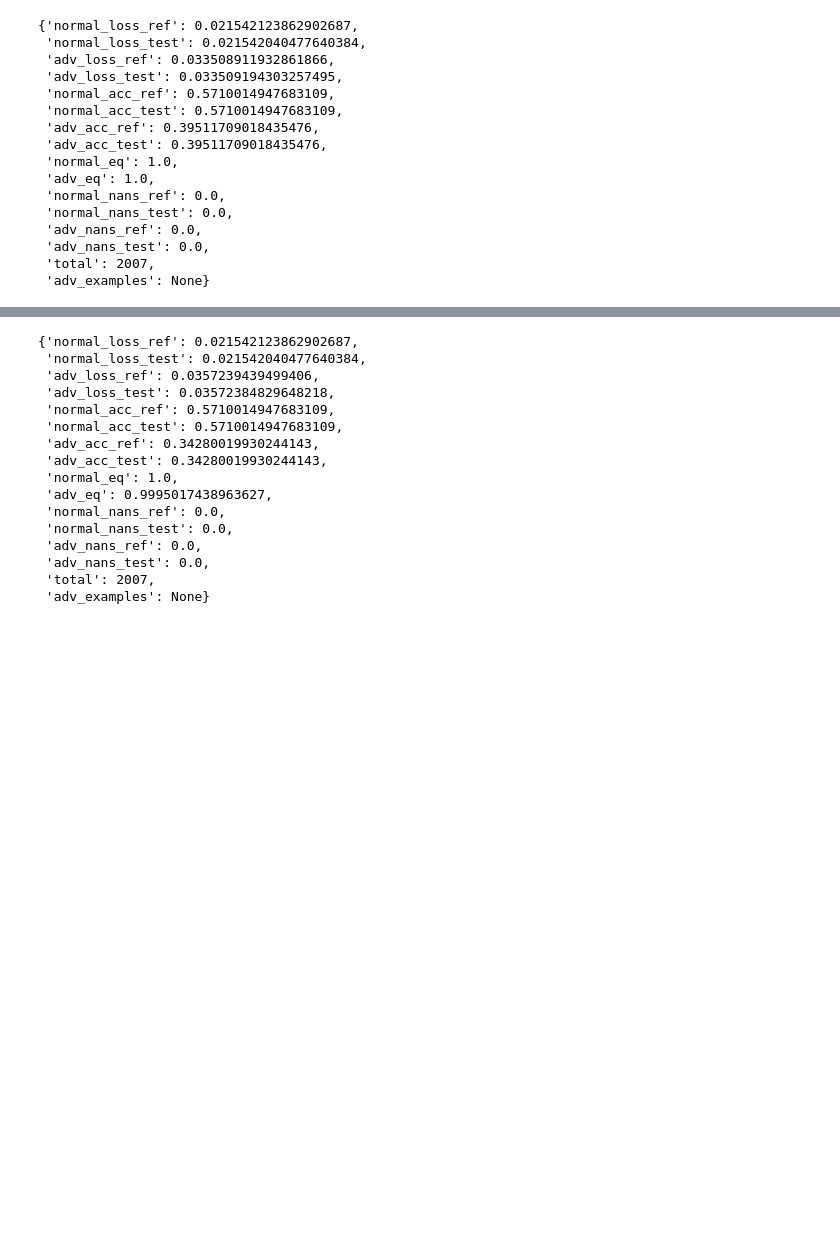
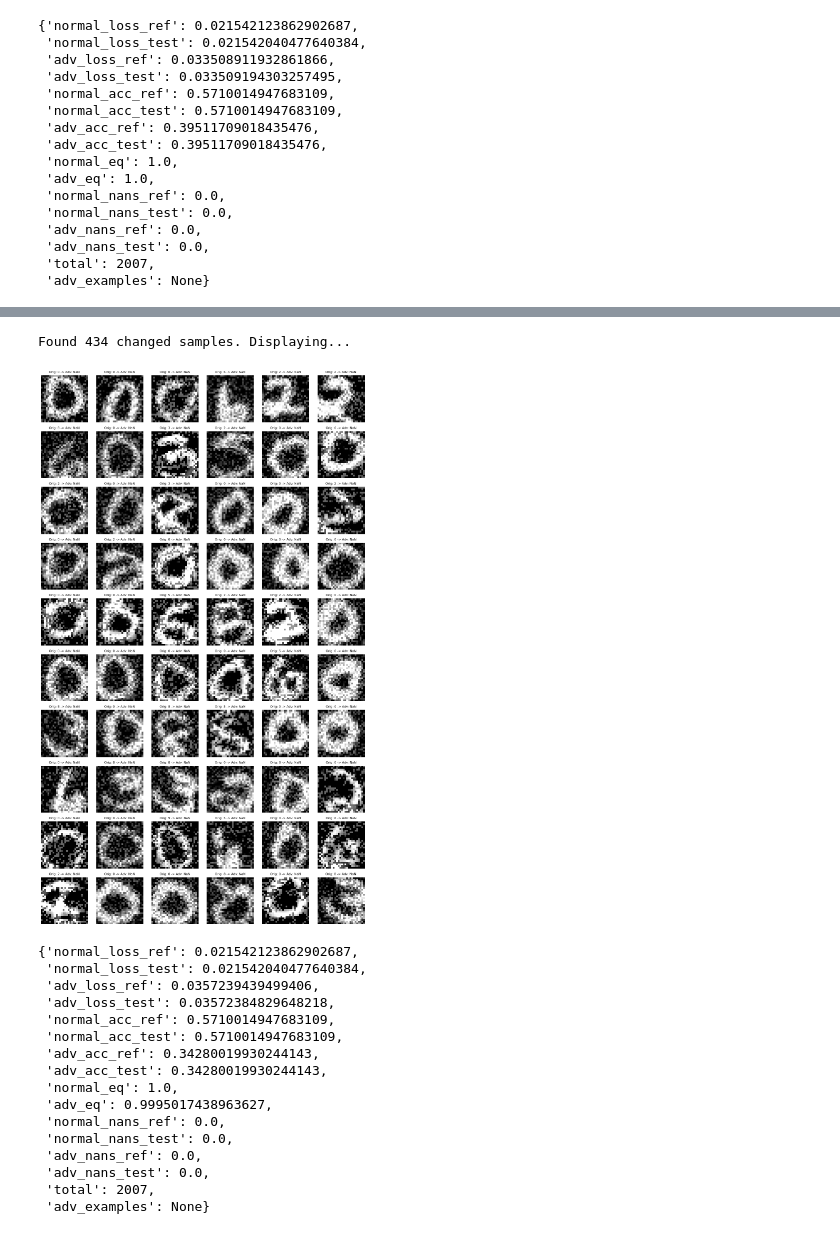
Before and after one commit to phK3/VeryDiffPolyExperiments, a Jupyter notebook: attacks/ablation-mnist-ood.ipynb, the cells around one changed output, grey strips where cells are left out. Saved outputs shown, nothing was run; the diff lists cells and outputs as text; code cells hidden in the pictures; blank space fills up the shorter version.

Commit message:
Sample points

```diff
--- a/attacks/ablation-mnist-ood.ipynb
+++ b/attacks/ablation-mnist-ood.ipynb
@@ -335,0 +363,7 @@ robust_eval_results
+# %%
+#adv = attack.Adversary(attacks_iter=2, attack_restarts=2, attack_epsilon=10.0/255.0)
+#adv = attack.AffineAdversary(attacks_iter=2, attack_restarts=2, epsilon_rot=0.4, epsilon_tx=0.2, epsilon_ty=0.2)
+adv = attack.NoisyAffineAdversary(attacks_iter=10, attack_restarts=2, epsilon_rot=0.6, epsilon_tx=0.25, epsilon_ty=0.25, epsilon_noise=10.0/255.0)
+# %%
+adv.loss_strategy = attack.InternalMaxLoss("Gelu_/gelu2/Gelu_output_0", "reference_model", "input")
+#adv.loss_strategy = attack.InternalMaxLoss("2", "test_model", "input")
@@ -335,0 +372,4 @@ robust_eval_results
+# %%
+robust_eval_results_sampled = attack.robust_eval(reference_model, test_model_sampled, usps_loader, torch.nn.CrossEntropyLoss(), "cpu", adv)
+# %%
+adv_examples = robust_eval_results_sampled["adv_examples"]
@@ -336,3 +396,56 @@ robust_eval_results
+# %%
+# Plot all adversarial examples where outcome actually changed
+# (different classification between models or NaN in either output)
+
+changed_samples = []
+changed_titles = []
+
+with torch.no_grad():
+    for adv_ex, orig_pred, adv_pred in adv_examples:
+        x = adv_ex.to("cpu")
+        ref = reference_model(x)
+        test = test_model_sampled(x)
+
+        changed = (
+            (ref.argmax(1) != test.argmax(1))
+            | torch.isnan(ref).any(dim=1)
+            | torch.isnan(test).any(dim=1)
+        )
+
+        idxs = changed.nonzero(as_tuple=True)[0]
+        for idx in idxs:
+            changed_samples.append(x[idx].view(28, 28).cpu().numpy())
+            ref_pred = ref[idx].argmax().item()
+            test_pred = test[idx]
+            if torch.isnan(test_pred).any():
+                changed_titles.append(f"Orig: {ref_pred} -> Adv: NaN")
+            else:
+                changed_titles.append(f"Orig: {ref_pred} -> Adv: {test_pred.argmax().item()}")
+
+n = len(changed_samples)
+if n == 0:
+    print("No changed samples found.")
+else:
+    print("Found {} changed samples. Displaying...".format(n))
+    ncols = 6
+    nrows = int(np.ceil(n / ncols))
+    nrows = min(nrows, 10)  # Limit to 5 rows for better visualization
+    fig, axes = plt.subplots(nrows, ncols, figsize=(2 * ncols, 2 * nrows))
+    axes = np.array(axes).reshape(-1)
+
+    for i in range(min(n, ncols*nrows)):
+        axes[i].imshow(changed_samples[i], cmap="gray")
+        axes[i].set_title(changed_titles[i], fontsize=8)
+        axes[i].axis("off")
+
+    for i in range(n, len(axes)):
+        axes[i].axis("off")
+
+    plt.tight_layout()
+    plt.show()
+# %% [output]
+Found 434 changed samples. Displaying...
+[figure, added]
 # %%
 adv = attack.NoisyAffineAdversary(attacks_iter=4, attack_restarts=2, epsilon_rot=0.4, epsilon_tx=0.2, epsilon_ty=0.2, epsilon_noise=5.0/255.0)
 # %%
```
Also changed, not shown: parts of 9 cells of this notebook, 9 other files.
